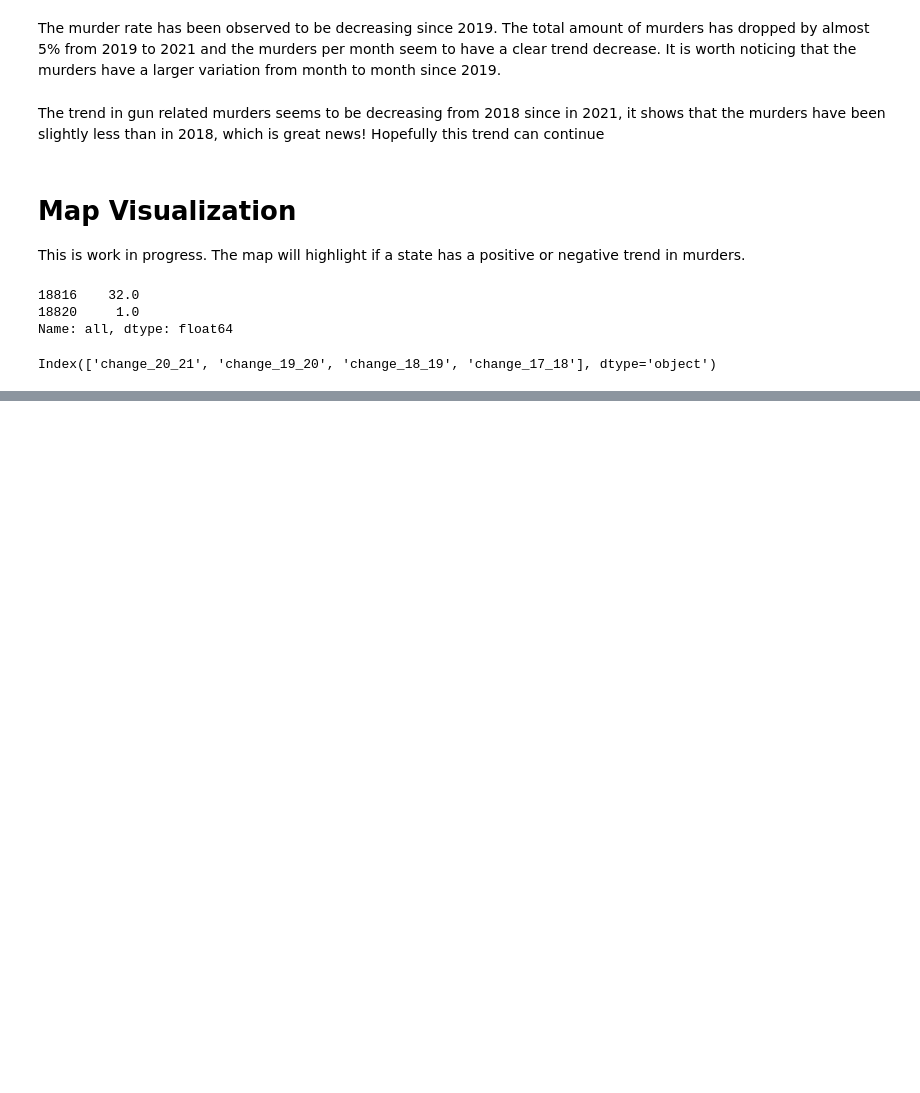
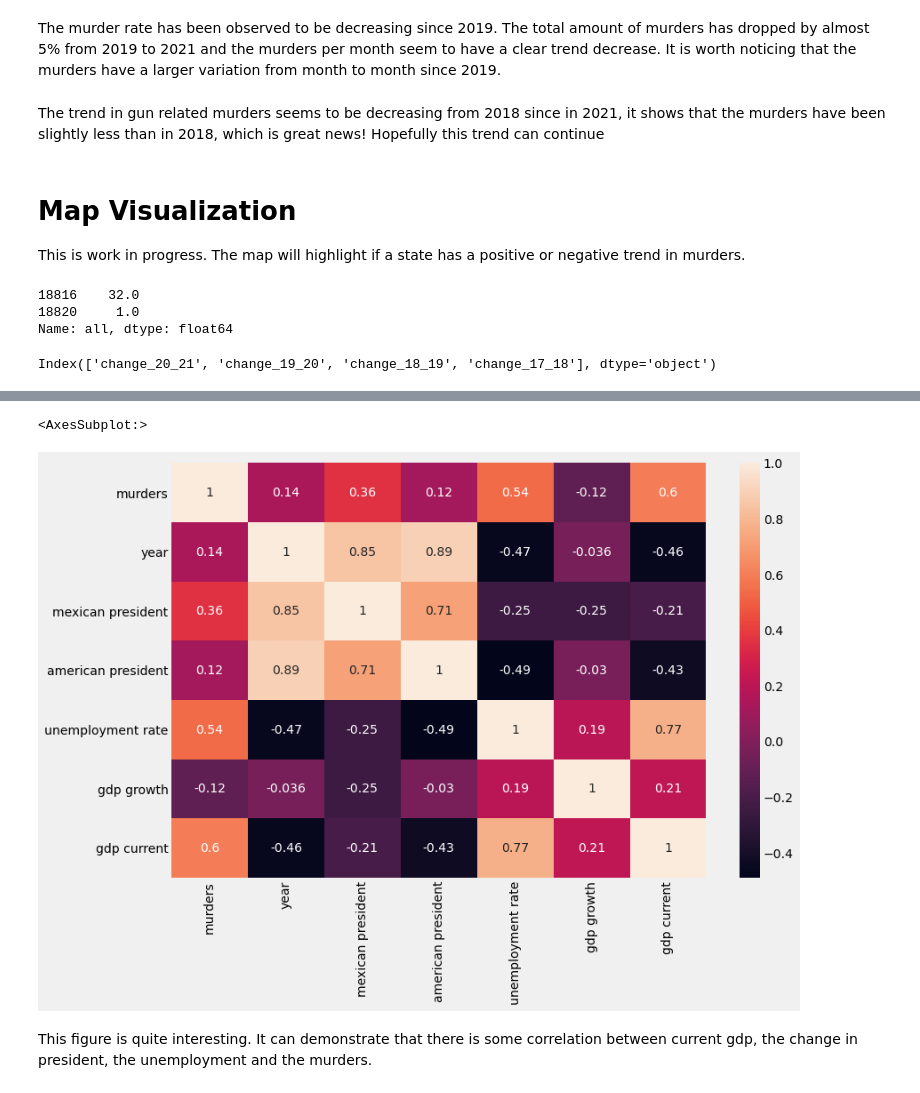
Before and after one commit to linigoga/ViolenceTrends_Mexico, a Jupyter notebook: violencia_mex.ipynb, the cells around one changed output, grey strips where cells are left out. Cells and saved outputs as stored; diff of their text form; code cells hidden in the pictures; blank space fills up the shorter version.

```diff
--- a/violencia_mex.ipynb
+++ b/violencia_mex.ipynb
@@ -265,0 +337,34 @@ The figure on top is quite interesting. It demonstrates how gun related murders
+# %%
+unempl_rates = unempl_rates[unempl_rates.LOCATION == 'MEX']
+unempl_rates['TIME'] = pd.to_datetime(unempl_rates['TIME'])
+unempl_rates = unempl_rates[unempl_rates['TIME'] > "2015-01-01"]
+unemp = unempl_rates['Value'].values
+# %%
+def add_features(df,gdp_g,gdp_c,unemp):
+    df = df.copy()
+    df['year'] = df.index.year
+    df['mexican president'] = np.zeros(len(all_murders.murders))
+    df['mexican president'].loc[df.index > "2018-01-01"] = 1
+    df['american president'] = np.zeros(len(all_murders.murders))
+    df['american president'].loc[(df.index > "2017-01-01") & (df.index < "2021-01-01")] = 1
+    df['american president'].loc[df.index > "2021-01-01"] = 2
+
+
+    df['unemployment rate'] = unemp
+
+    df['gdp growth'] = np.zeros(len(all_murders.murders))
+    df['gdp current'] = np.zeros(len(all_murders.murders))
+    for year,growth,actual in zip(df.year.unique(),gdp_g,gdp_c):
+        df['gdp growth'][df['year'] == year] = growth
+        df['gdp current'][df['year'] == year] = actual
+
+    return df
+# %%
+def pad_to_fit(x,df):
+    diff = len(df.index) - len(x)
+    pad = np.zeros(diff)
+    return np.append(x,pad)
+
+unemp = pad_to_fit(unemp,all_murders)
+# %%
+all_murders = add_features(all_murders,gdp_growth_values,gdp_current_values,unemp)
@@ -265,0 +389,8 @@ The figure on top is quite interesting. It demonstrates how gun related murders
+# %%
+fig,ax = plt.subplots(figsize=(12,8))
+sns.heatmap(all_murders.corr(),annot=True,ax=ax)
+# %% [output]
+<AxesSubplot:>
+[figure, added]
+# %% [markdown]
+This figure is quite interesting. It can demonstrate that there is some correlation between current gdp, the change in president, the unemployment and the murders.
```
Also changed, not shown: parts of 28 cells of this notebook.
